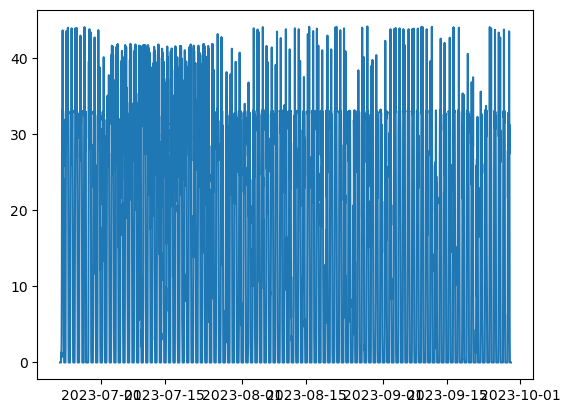
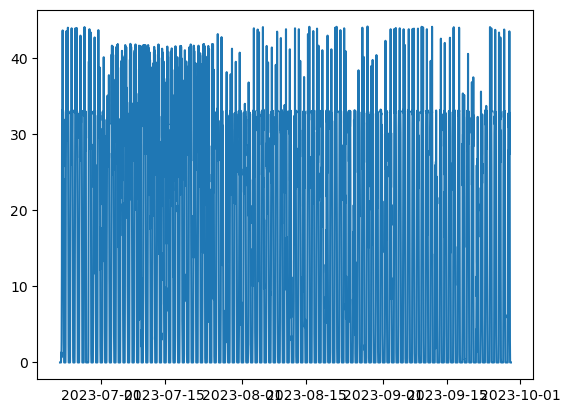
Code edit (unified diff) that turned the first committed figure into the second:
--- before
+++ after
@@ -1,3 +1,3 @@
-initial = dts2.index[dts2['Date_utc'] == pd.Timestamp('2023-06-22 00:00:00')][0]
-final = dts2.index[dts2['Date_utc'] == pd.Timestamp('2023-09-29 01:00:00')][0]
-plt.plot(dts2.Date_utc.dt.tz_localize(None)[initial:final], dts2['PV'][initial:final])
+initial_1 = dts2.index[dts2['Date_utc'] == pd.Timestamp('2023-06-22 00:00:00')][0]
+final_1 = dts2.index[dts2['Date_utc'] == pd.Timestamp('2023-09-29 01:00:00')][0]
+plt.plot(dts2.Date_utc.dt.tz_localize(None)[initial_1:final_1-5], dts2['PV'][initial_1:final_1-5])

Commit: new update feature